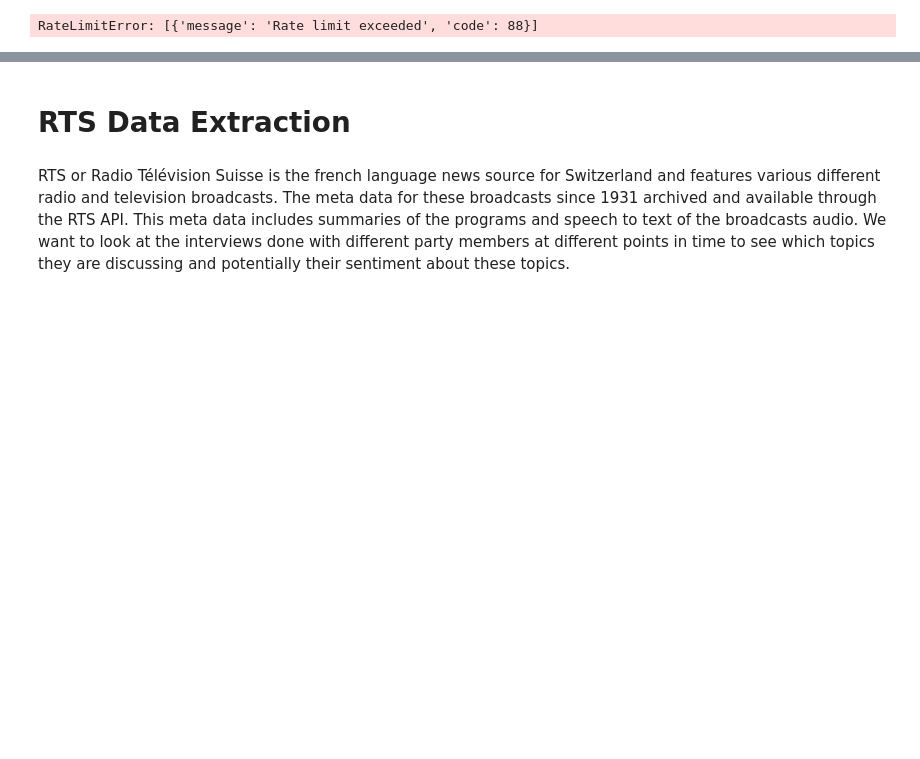
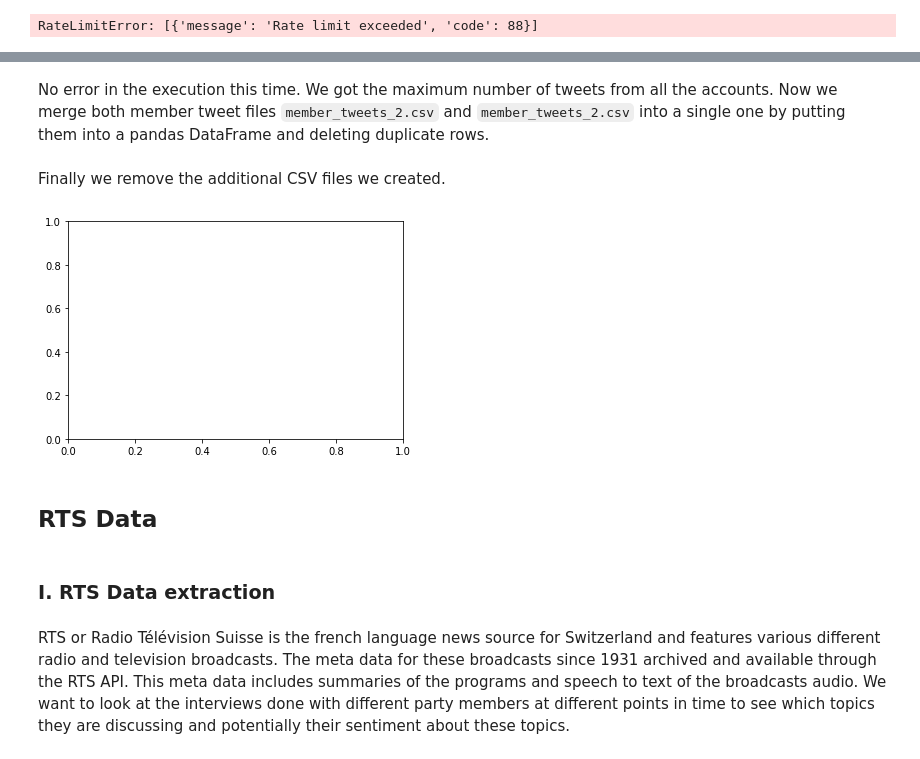
Before and after one commit to ArthurVignon/ADA_project, a Jupyter notebook: main.ipynb, the cells around one changed output, grey strips where cells are left out. Saved outputs shown, nothing was run; the diff lists cells and outputs as text; code cells hidden in the pictures; blank space fills up the shorter version.

```diff
--- a/main.ipynb
+++ b/main.ipynb
@@ -349,6 +367,8 @@ RateLimitError: [{'message': 'Rate limit exceeded', 'code': 88}]
 member_tweets_batch_2 = ['DdeBuman', 'engler_stefan'] + UDC_accounts + Les_Verts_accounts + Les_Verts_liberaux_accounts + PLR_accounts
 # %%
 get_member_tweets(member_tweets_batch_2, consumer_key_1, consumer_secret_1, access_key_1, access_secret_1, 'data/twitter_data/member_tweets_2.csv')
+# %% [markdown]
+No error in the execution this time. We got the maximum number of tweets from all the accounts. Now we merge both member tweet files  `member_tweets_2.csv` and `member_tweets_2.csv` into a single one by putting them into a pandas DataFrame and deleting duplicate rows.
 # %%
 df1=pd.read_csv("data/twitter_data/member_tweets.csv")
 df2=pd.read_csv("data/twitter_data/member_tweets_2.csv")
@@ -356,11 +376,23 @@ df2=pd.read_csv("data/twitter_data/member_tweets_2.csv")
 full_df = pd.concat([df1,df2])
 unique_df = full_df.drop_duplicates(keep='last')
 unique_df.to_csv('data/twitter_data/merged_member_tweets.csv', index=False)
+# %% [markdown]
+Finally we remove the additional CSV files we created.
 # %%
 os.remove('data/twitter_data/member_tweets.csv')
 os.remove('data/twitter_data/member_tweets_2.csv')
+# %%
+party_tweets = pd.read_csv("data/twitter_data/party_tweets.csv")
+member_tweets = pd.read_csv("data/twitter_data/merged_member_tweets.csv")
+# %%
+fig, ax1= plt.subplots()
+n_tweets_per_party = party_tweets.partyname.value_counts().sort_index().to_dict()
+# %% [output]
+[figure, added]
 # %% [markdown]
-# RTS Data Extraction
+## RTS Data
+# %% [markdown]
+### I. RTS Data extraction
 # %% [markdown]
 RTS or Radio Télévision Suisse is the french language news source for Switzerland and features various different radio and television broadcasts. The meta data for these broadcasts since 1931 archived and available through the RTS API. This meta data includes summaries of the programs and speech to text of the broadcasts audio. We want to look at the interviews done with different party members at different points in time to see which topics they are discussing and potentially their sentiment about these topics.
 # %%
```
Also changed, not shown: parts of 24 cells of this notebook, 3 other files.
